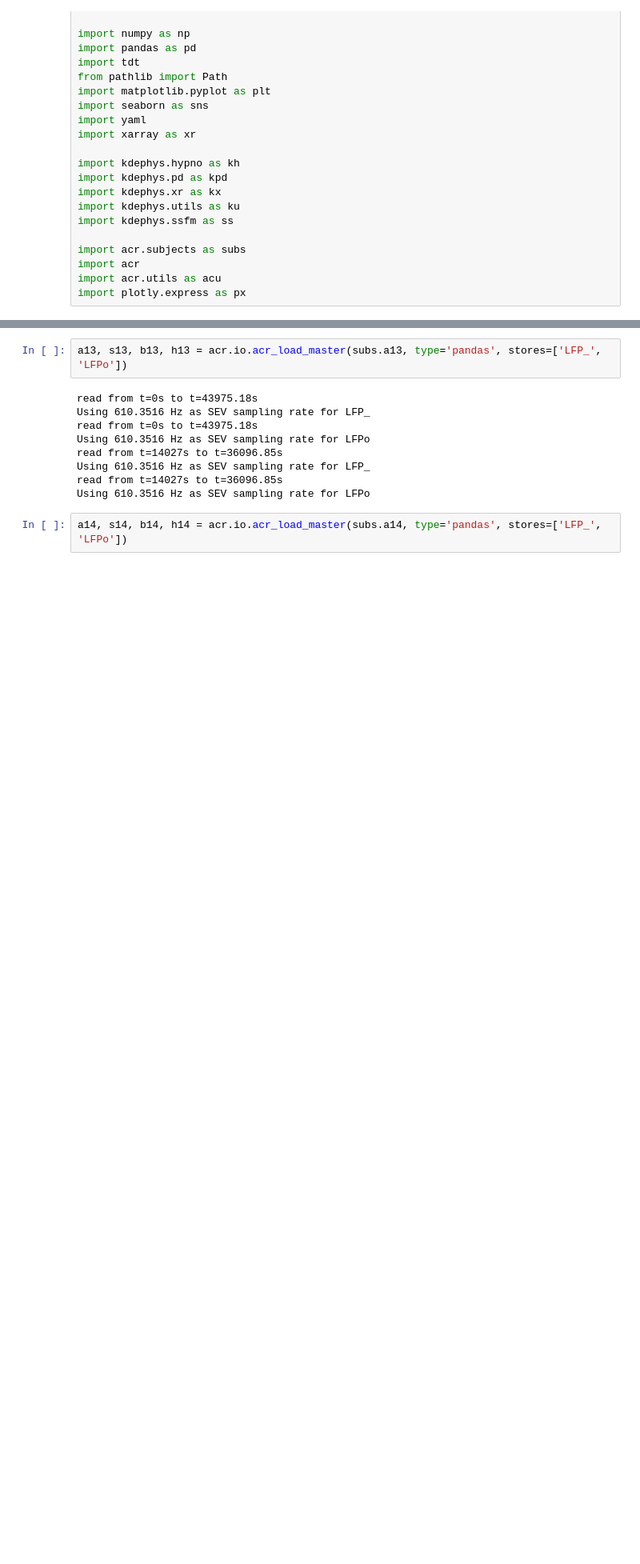
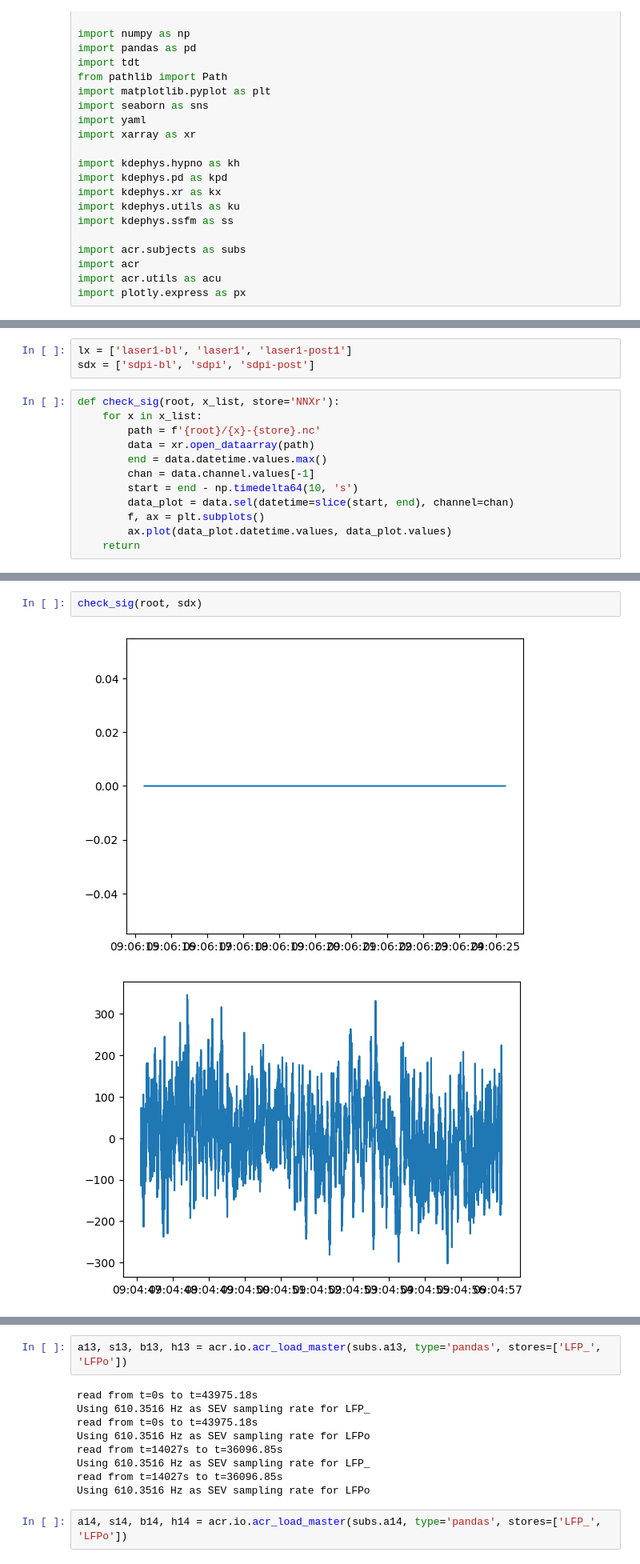
Before and after one commit to kortdriessen/acr, a Jupyter notebook: notebooks/acr_13_14.ipynb, the cells around one changed output, grey strips where cells are left out. Shown at 80% size. Cells and saved outputs as stored; diff of their text form; blank space fills up the shorter version.

```diff
--- a/notebooks/acr_13_14.ipynb
+++ b/notebooks/acr_13_14.ipynb
@@ -33,0 +36,15 @@ import plotly.express as px
+# %%
+lx = ['laser1-bl', 'laser1', 'laser1-post1']
+sdx = ['sdpi-bl', 'sdpi', 'sdpi-post']
+# %%
+def check_sig(root, x_list, store='NNXr'):
+    for x in x_list:
+        path = f'{root}/{x}-{store}.nc'
+        data = xr.open_dataarray(path)
+        end = data.datetime.values.max()
+        chan = data.channel.values[-1]
+        start = end - np.timedelta64(10, 's')
+        data_plot = data.sel(datetime=slice(start, end), channel=chan)
+        f, ax = plt.subplots()
+        ax.plot(data_plot.datetime.values, data_plot.values)
+    return
@@ -33,0 +67,5 @@ import plotly.express as px
+# %%
+check_sig(root, sdx)
+# %% [output]
+[figure, added]
+[figure, added]
```
Also changed, not shown: parts of 4 cells of this notebook, 8 other files.
